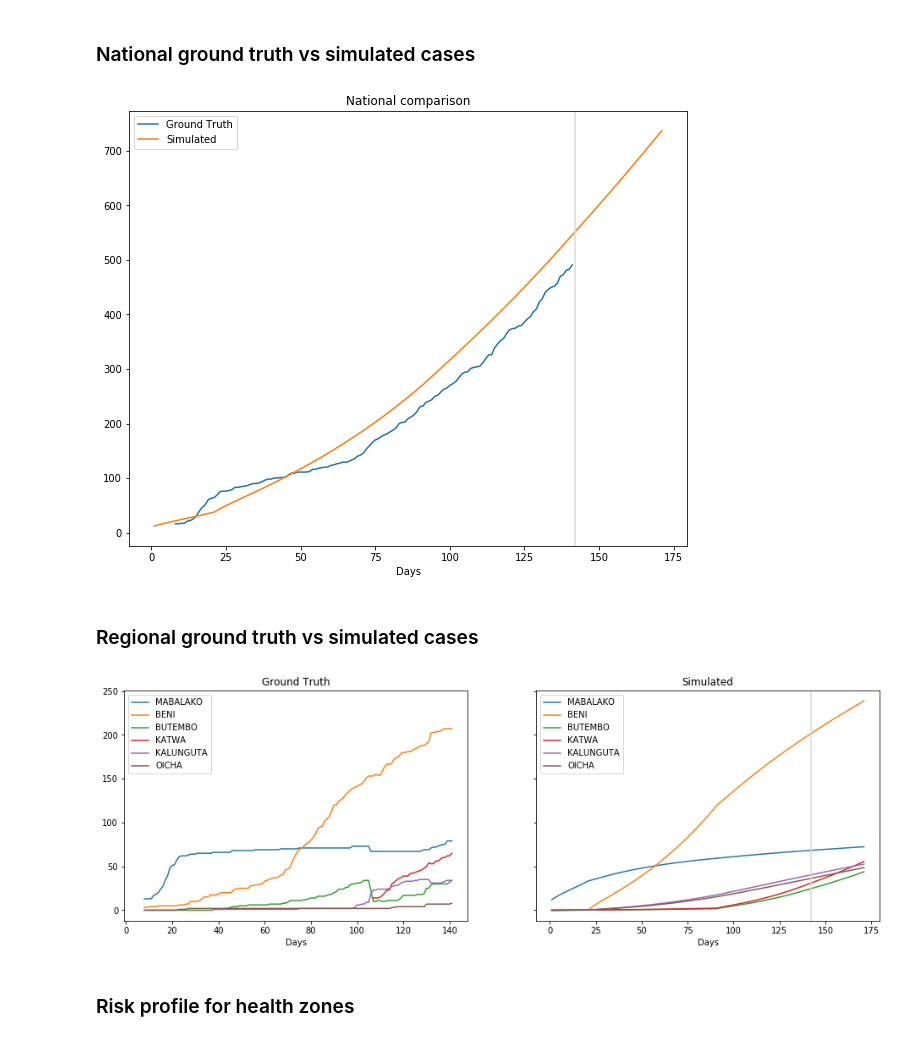
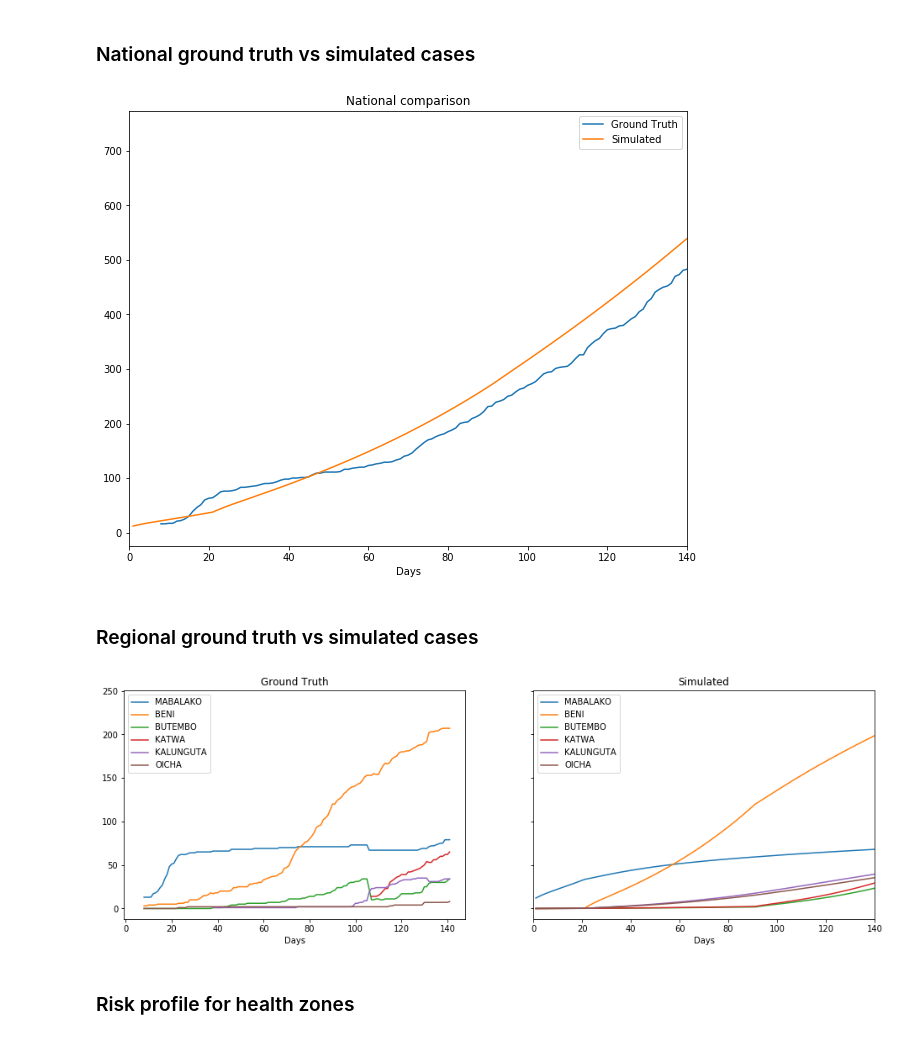
Before and after one commit to NSSAC/DRC_Ebola_2018, a Jupyter notebook: notebooks/DRC_NK_grav_patchsim.ipynb, the cells around one changed output. Cells and saved outputs as stored; diff of their text form; code cells hidden in the pictures.

```diff
--- a/notebooks/DRC_NK_grav_patchsim.ipynb
+++ b/notebooks/DRC_NK_grav_patchsim.ipynb
@@ -66,13 +66,21 @@ import matplotlib.pyplot as plt
 ### Running PatchSim on v3 files
 # %%
 stages = 4
+sc = 'a' # sc='a' for baseline, sc='b' for pull-out
+
 for s in range(stages):
-    sim.run_disease_simulation(sim.read_config('../data/patchsim/cfg_stage{}.txt'.format(s)),write_epi=True)
+    if s!=3:
+        sim.run_disease_simulation(sim.read_config('../data/patchsim/cfg_stage{}.txt'.format(s)),write_epi=True)
+    else:
+        sim.run_disease_simulation(sim.read_config('../data/patchsim/cfg_stage{}{}.txt'.format(s,sc)),write_epi=True)
 
 out_df = pd.DataFrame()
+for s in range(stages):
+    if s!=3:
+        temp_df = pd.read_csv('../outputs/sample{}.out'.format(s),delimiter=' ',header=None,index_col=0)
+    else:
+        temp_df = pd.read_csv('../outputs/sample{}{}.out'.format(s,sc),delimiter=' ',header=None,index_col=0)
 
-for s in range(stages):
-    temp_df = pd.read_csv('../outputs/sample{}.out'.format(s),delimiter=' ',header=None,index_col=0)
     if s==0:
         out_df = temp_df.copy(deep=True)
     else:
@@ -83,24 +91,24 @@ for s in range(stages):
 # %%
 plt.figure(figsize=(10,8))
 ax = plt.gca()
 evd_df = pd.read_csv('../data/ebola_drc_nordkivu/data/ebola_drc-all.csv')
 evd_df['Date'] = evd_df.date.apply(lambda x: datetime.strptime(str(x),'%Y%m%d'))
 gt = evd_df[evd_df.health_zone=='all'].total_c.values
 ax.plot(gt,label='Ground Truth')
-
 out_df.sum().cumsum().plot(label='Simulated',ax=ax)
 ax.axvline(len(gt),color='#dbdbdb')
 plt.title('National comparison')
 plt.xlabel('Days')
 plt.legend()
-plt.savefig('../plots/sim_gt_nat_epicurve.png',dpi=100)
+plt.savefig('../plots/sim_gt_nat_epicurve_sc{}.png'.format(sc),dpi=100)
+plt.xlim([0,140])
+plt.savefig('../plots/sim_gt_nat_epicurve_calib.png',dpi=100)
 # %% [output]
-[figure, old version]
+[figure, new version]
 # %% [markdown]
 ### Regional ground truth vs simulated cases
 # %%
 f,axarr = plt.subplots(1,2,figsize=(16,5),sharey=True)
-
 key_hzs = ['MABALAKO','BENI','BUTEMBO','KATWA','KALUNGUTA','OICHA']
 for h in key_hzs:
     evd_df[evd_df.health_zone==h.capitalize()].reset_index().plot(y='total_c',ax=axarr[0],label=h)
@@ -113,10 +121,12 @@ axarr[1].set_xlabel('Days')
 axarr[1].axvline(len(gt),color='#dbdbdb')
 l = axarr[1].legend()
 l.set_title('')
+plt.savefig('../plots/sim_gt_reg_epicurve_sc{}.png'.format(sc),dpi=100)
 
-plt.savefig('../plots/sim_gt_reg_epicurve.png',dpi=100)
+axarr[1].set_xlim([0,140])
+plt.savefig('../plots/sim_gt_reg_epicurve_calib.png',dpi=100)
 # %% [output]
-[figure, old version]
+[figure, new version]
 # %% [markdown]
 ### Risk profile for health zones
 # %%
```
Also changed, not shown: parts of 12 cells of this notebook, 25 other files.
